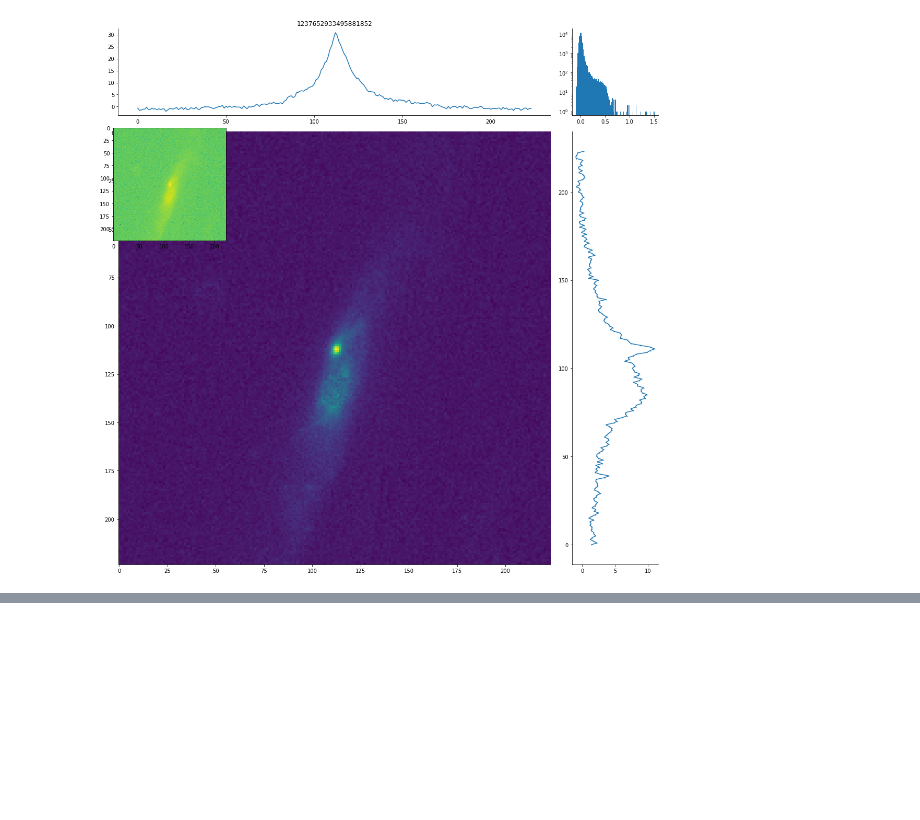
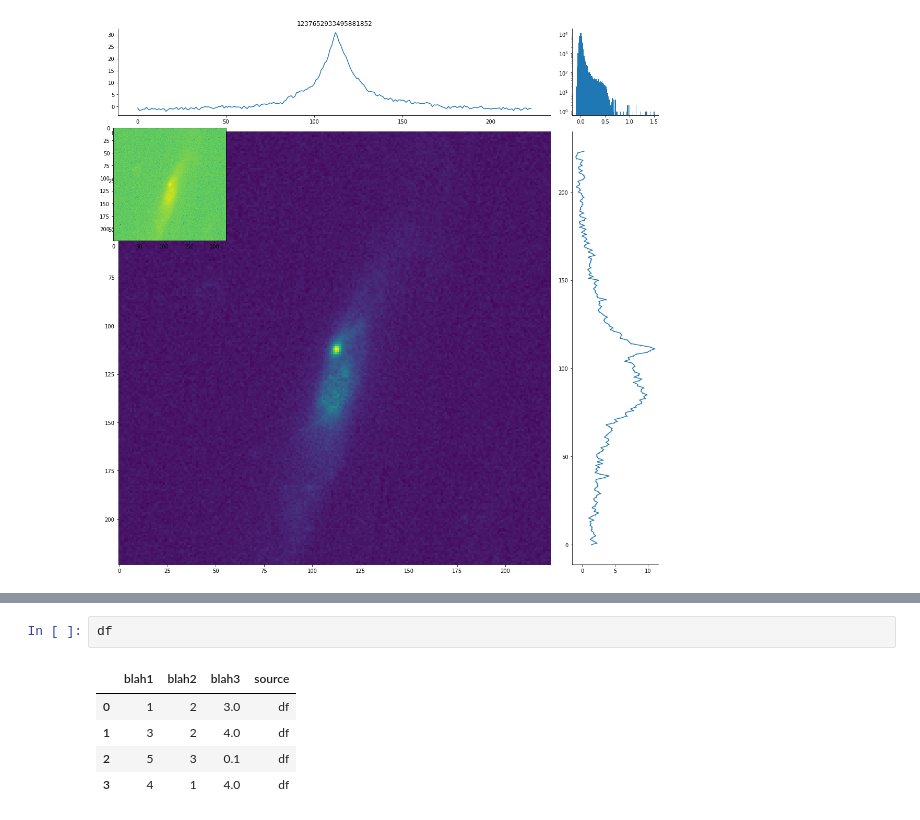
Before and after one commit to NakramR/astrohack, a Jupyter notebook: Exploration.ipynb, the cells around one changed output, grey strips where cells are left out. Drawn from its saved outputs; the diff is of its cells as text; blank space fills up the shorter version.

```diff
--- a/Exploration.ipynb
+++ b/Exploration.ipynb
@@ -498,0 +526,8 @@ for i in df['SDSS_ID'][:10]:
+# %%
+df
+# %% [output]
+|  | blah1 | blah2 | blah3 | source |
+| 0 | 1 | 2 | 3.0 | df |
+| 1 | 3 | 2 | 4.0 | df |
+| 2 | 5 | 3 | 0.1 | df |
+| 3 | 4 | 1 | 4.0 | df |
```
Also changed, not shown: parts of 6 cells of this notebook, 2 other files.
